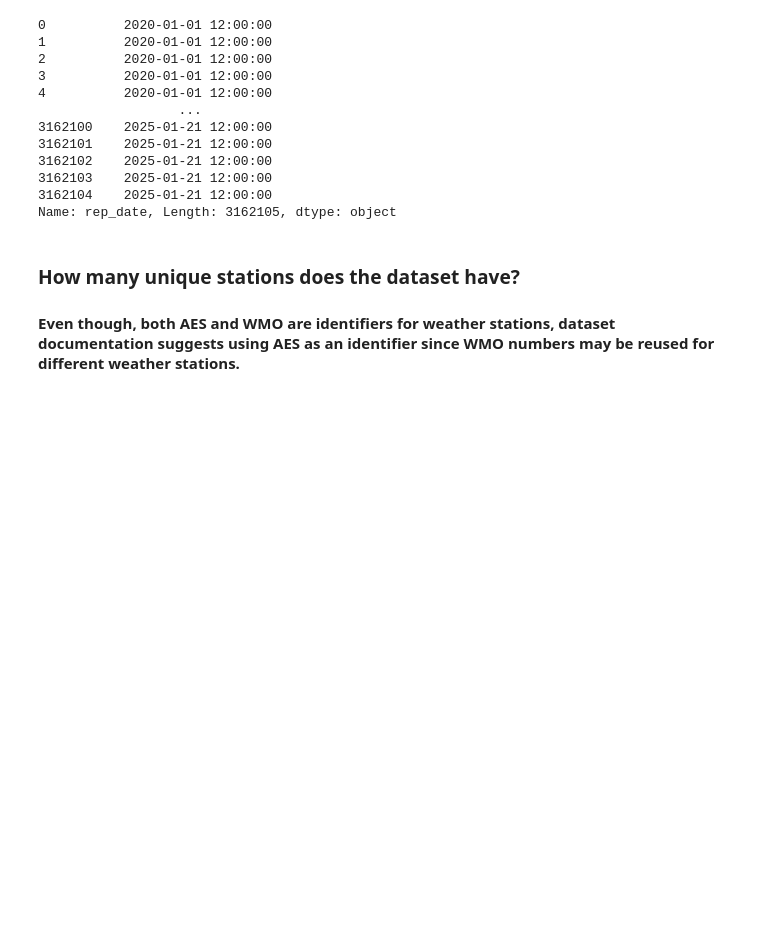
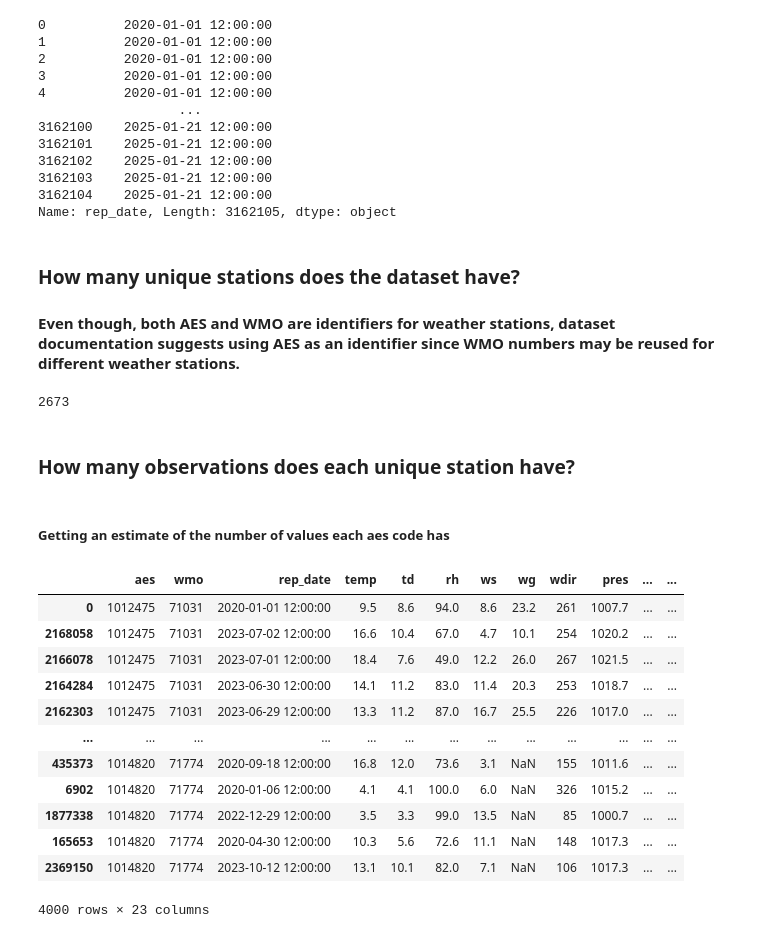
Before and after one commit to Mussab157/Wildfire-Prediction-Classification, a Jupyter notebook: notebooks/01_eda.ipynb, the cells around one changed output. Drawn from its saved outputs; the diff is of its cells as text; code cells hidden in the pictures; blank space fills up the shorter version.

Commit message:
Analyze number of observations per weather station

```diff
--- a/notebooks/01_eda.ipynb
+++ b/notebooks/01_eda.ipynb
@@ -154,5 +154,29 @@ dataset['rep_date']
 3162104    2025-01-21 12:00:00
 Name: rep_date, Length: 3162105, dtype: object
 # %% [markdown]
-### How many unique stations does the dataset have?
+### **How many unique stations does the dataset have?**
 #### Even though, both AES and WMO are identifiers for weather stations, dataset documentation suggests using AES as an identifier since WMO numbers may be reused for different weather stations.
+# %%
+dataset['aes'].nunique()
+# %% [output]
+2673
+# %% [markdown]
+### **How many observations does each unique station have?**
+# %% [markdown]
+##### Getting an estimate of the number of values each aes code has
+# %%
+dataset.sort_values(by=['aes']).head(4000)
+# %% [output]
+|  | aes | wmo | rep_date | temp | td | rh | ws | wg | wdir | pres | ... | ... |
+| 0 | 1012475 | 71031 | 2020-01-01 12:00:00 | 9.5 | 8.6 | 94.0 | 8.6 | 23.2 | 261 | 1007.7 | ... | ... |
+| 2168058 | 1012475 | 71031 | 2023-07-02 12:00:00 | 16.6 | 10.4 | 67.0 | 4.7 | 10.1 | 254 | 1020.2 | ... | ... |
+| 2166078 | 1012475 | 71031 | 2023-07-01 12:00:00 | 18.4 | 7.6 | 49.0 | 12.2 | 26.0 | 267 | 1021.5 | ... | ... |
+| 2164284 | 1012475 | 71031 | 2023-06-30 12:00:00 | 14.1 | 11.2 | 83.0 | 11.4 | 20.3 | 253 | 1018.7 | ... | ... |
+| 2162303 | 1012475 | 71031 | 2023-06-29 12:00:00 | 13.3 | 11.2 | 87.0 | 16.7 | 25.5 | 226 | 1017.0 | ... | ... |
+| ... | ... | ... | ... | ... | ... | ... | ... | ... | ... | ... | ... | ... |
+| 435373 | 1014820 | 71774 | 2020-09-18 12:00:00 | 16.8 | 12.0 | 73.6 | 3.1 | NaN | 155 | 1011.6 | ... | ... |
+| 6902 | 1014820 | 71774 | 2020-01-06 12:00:00 | 4.1 | 4.1 | 100.0 | 6.0 | NaN | 326 | 1015.2 | ... | ... |
+| 1877338 | 1014820 | 71774 | 2022-12-29 12:00:00 | 3.5 | 3.3 | 99.0 | 13.5 | NaN | 85 | 1000.7 | ... | ... |
+| 165653 | 1014820 | 71774 | 2020-04-30 12:00:00 | 10.3 | 5.6 | 72.6 | 11.1 | NaN | 148 | 1017.3 | ... | ... |
+| 2369150 | 1014820 | 71774 | 2023-10-12 12:00:00 | 13.1 | 10.1 | 82.0 | 7.1 | NaN | 106 | 1017.3 | ... | ... |
+4000 rows × 23 columns
```
Also changed, not shown: parts of 1 cell of this notebook.
